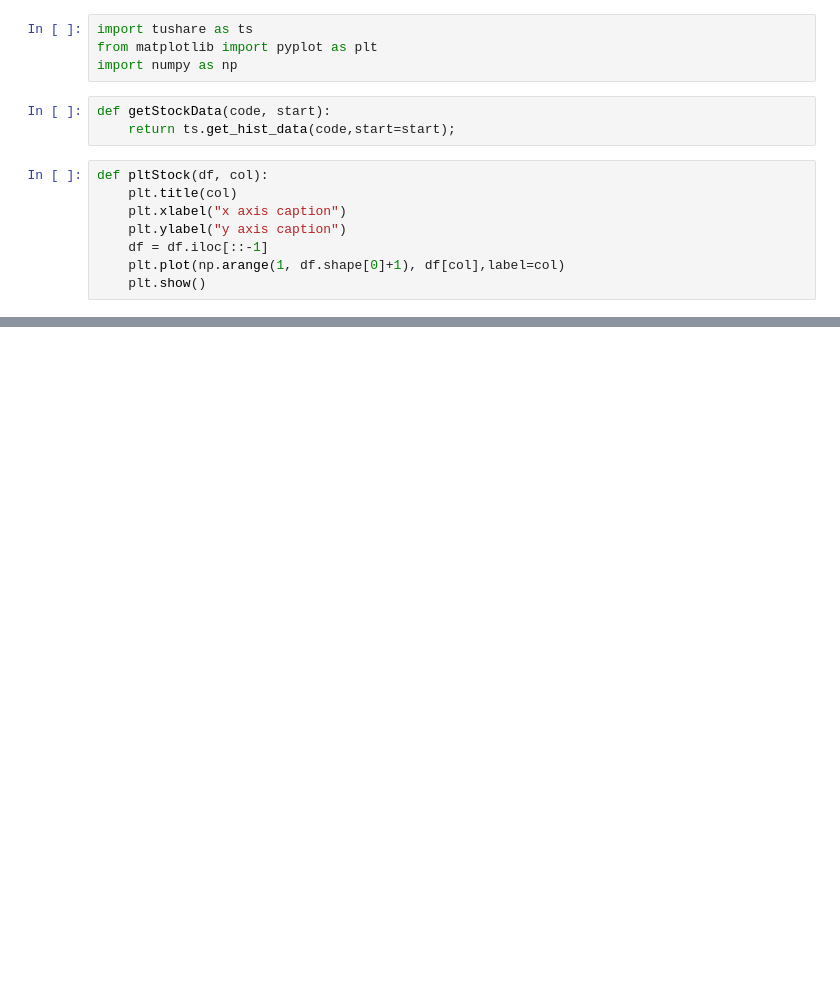
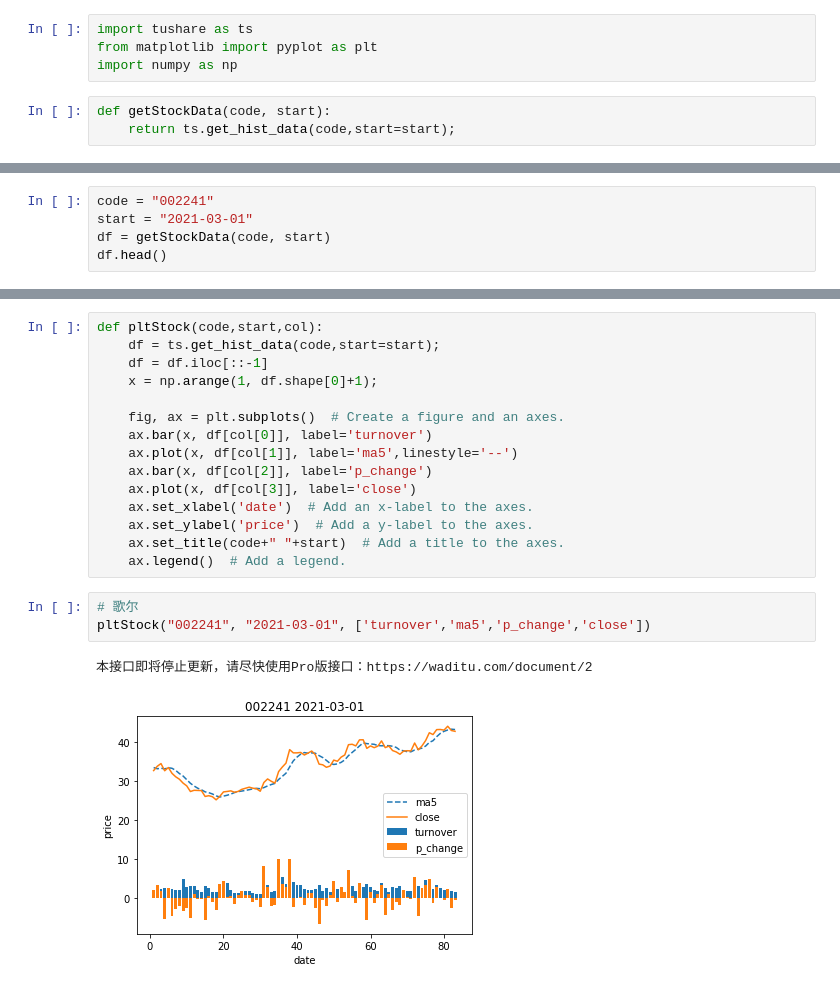
Before and after one commit to Alfxjx/quant, a Jupyter notebook: stocks.ipynb, the cells around one changed output, grey strips where cells are left out. Cells and saved outputs as stored; diff of their text form; blank space fills up the shorter version.

Commit message:
update plot

```diff
--- a/stocks.ipynb
+++ b/stocks.ipynb
@@ -5,11 +5,3 @@ import numpy as np
 # %%
 def getStockData(code, start):
     return ts.get_hist_data(code,start=start);
-# %%
-def pltStock(df, col):
-    plt.title(col)
-    plt.xlabel("x axis caption")
-    plt.ylabel("y axis caption")
-    df = df.iloc[::-1]
-    plt.plot(np.arange(1, df.shape[0]+1), df[col],label=col)
-    plt.show()
@@ -21,0 +8,5 @@ pltStock(df, 'turnover')
+# %%
+code = "002241"
+start = "2021-03-01"
+df = getStockData(code, start)
+df.head()
@@ -21,0 +22,21 @@ pltStock(df, 'turnover')
+# %%
+def pltStock(code,start,col):
+    df = ts.get_hist_data(code,start=start);
+    df = df.iloc[::-1]
+    x = np.arange(1, df.shape[0]+1);
+
+    fig, ax = plt.subplots()  # Create a figure and an axes.
+    ax.bar(x, df[col[0]], label='turnover')
+    ax.plot(x, df[col[1]], label='ma5',linestyle='--')
+    ax.bar(x, df[col[2]], label='p_change')
+    ax.plot(x, df[col[3]], label='close')
+    ax.set_xlabel('date')  # Add an x-label to the axes.
+    ax.set_ylabel('price')  # Add a y-label to the axes.
+    ax.set_title(code+" "+start)  # Add a title to the axes.
+    ax.legend()  # Add a legend.
+# %%
+# 歌尔
+pltStock("002241", "2021-03-01", ['turnover','ma5','p_change','close'])
+# %% [output]
+本接口即将停止更新，请尽快使用Pro版接口：https://waditu.com/document/2
+[figure, added]
```
Also changed, not shown: parts of 3 cells of this notebook.
